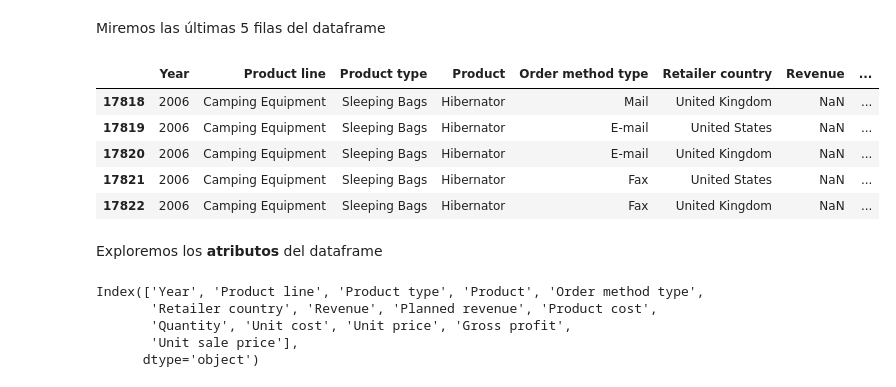
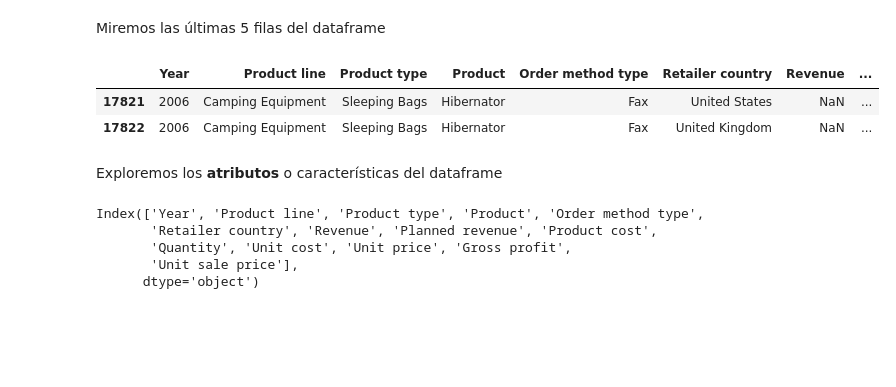
Before and after one commit to Angepira/AngePira.github.io, a Jupyter notebook: Clase_20_y_21_Limpieza_y_transformación_de_datos.ipynb, the cells around one changed output. Saved outputs shown, nothing was run; the diff lists cells and outputs as text; code cells hidden in the pictures; blank space fills up the shorter version.

```diff
--- a/Clase_20_y_21_Limpieza_y_transformación_de_datos.ipynb
+++ b/Clase_20_y_21_Limpieza_y_transformación_de_datos.ipynb
@@ -31,0 +46,3 @@ df_sales
+# %%
+df_sales = pd.read_csv('sales.csv')
+df_sales
@@ -43,15 +74,12 @@ df_sales.head()
 # %% [markdown]
 Miremos las últimas 5 filas del dataframe
 # %%
-df_sales.tail()
+df_sales.tail(2)
 # %% [output]
 |  | Year | Product line | Product type | Product | Order method type | Retailer country | Revenue | ... |
-| 17818 | 2006 | Camping Equipment | Sleeping Bags | Hibernator | Mail | United Kingdom | NaN | ... |
-| 17819 | 2006 | Camping Equipment | Sleeping Bags | Hibernator | E-mail | United States | NaN | ... |
-| 17820 | 2006 | Camping Equipment | Sleeping Bags | Hibernator | E-mail | United Kingdom | NaN | ... |
 | 17821 | 2006 | Camping Equipment | Sleeping Bags | Hibernator | Fax | United States | NaN | ... |
 | 17822 | 2006 | Camping Equipment | Sleeping Bags | Hibernator | Fax | United Kingdom | NaN | ... |
 # %% [markdown]
-Exploremos los **atributos** del dataframe
+Exploremos los **atributos** o características del dataframe
 # %%
 #Cuáles son sus columnas
```
Also changed, not shown: parts of 41 cells of this notebook.
